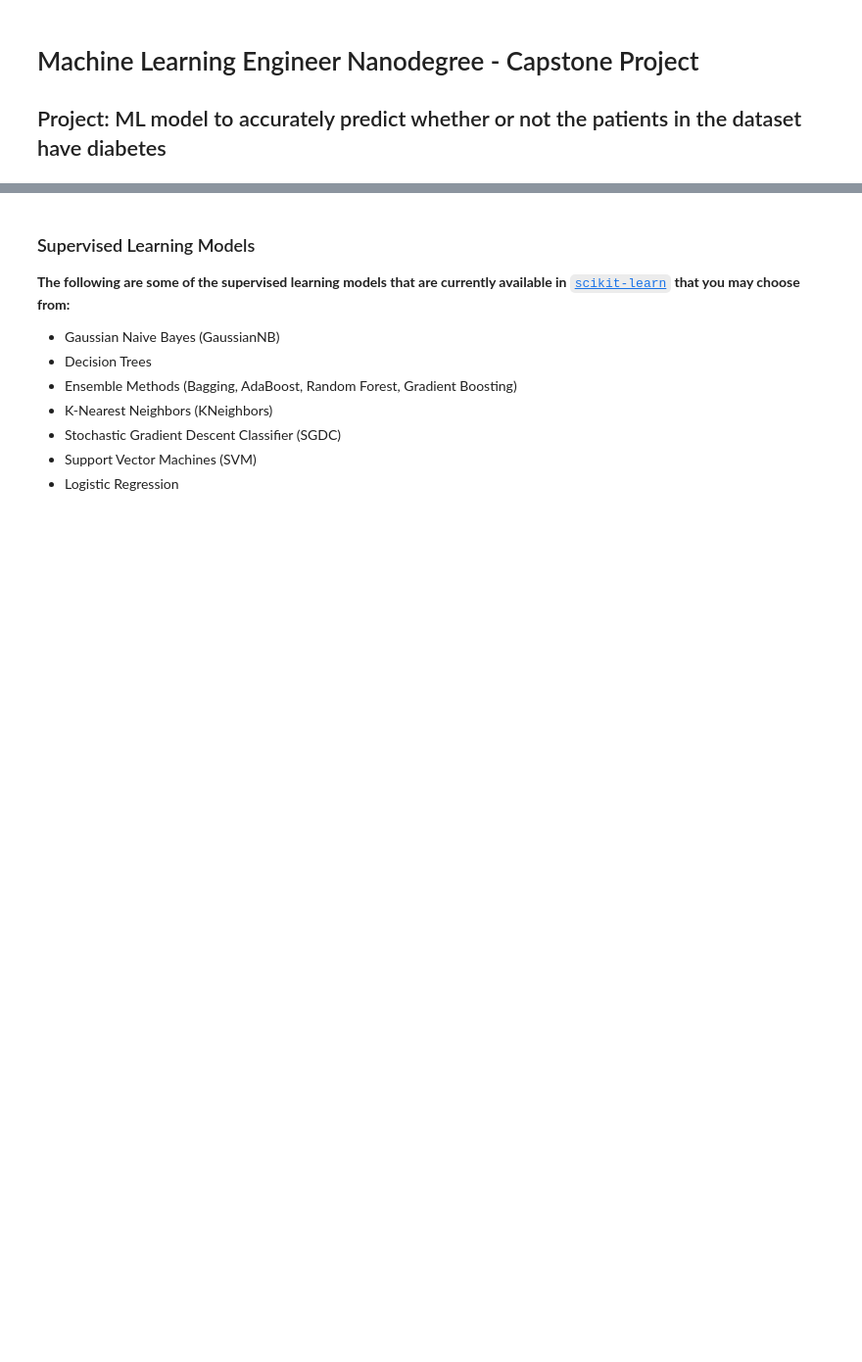
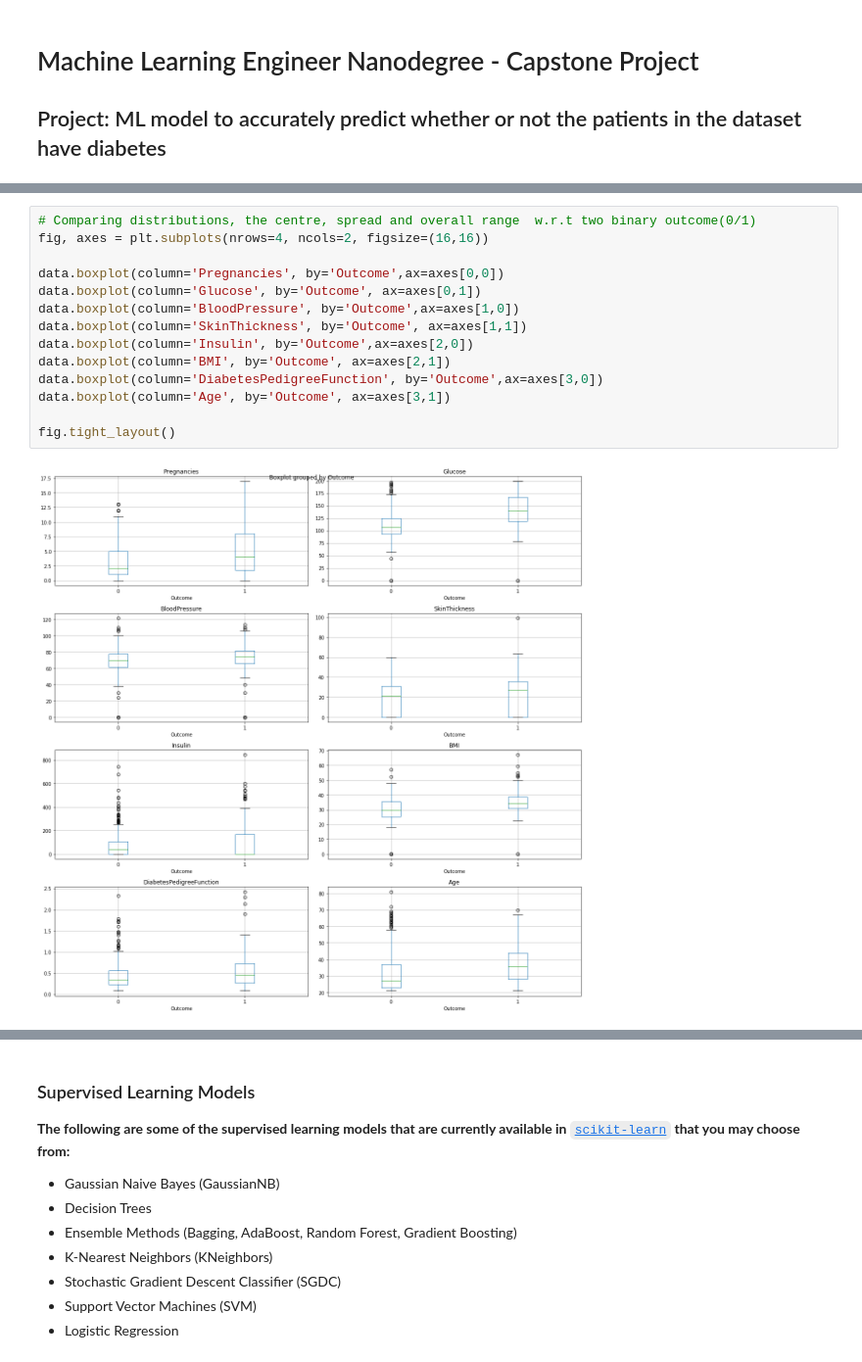
Before and after one commit to manas-mukherjee/MLTools, a Jupyter notebook: src/mlnd-projects/Capstone/diabetes/diabetes.ipynb, the cells around one changed output, grey strips where cells are left out. Shown at 98% size. Saved outputs shown, nothing was run; the diff lists cells and outputs as text; blank space fills up the shorter version.

```diff
--- a/src/mlnd-projects/Capstone/diabetes/diabetes.ipynb
+++ b/src/mlnd-projects/Capstone/diabetes/diabetes.ipynb
@@ -218,0 +213,16 @@ dtype: float64
+# %%
+# Comparing distributions, the centre, spread and overall range  w.r.t two binary outcome(0/1)
+fig, axes = plt.subplots(nrows=4, ncols=2, figsize=(16,16))
+
+data.boxplot(column='Pregnancies', by='Outcome',ax=axes[0,0])
+data.boxplot(column='Glucose', by='Outcome', ax=axes[0,1])
+data.boxplot(column='BloodPressure', by='Outcome',ax=axes[1,0])
+data.boxplot(column='SkinThickness', by='Outcome', ax=axes[1,1])
+data.boxplot(column='Insulin', by='Outcome',ax=axes[2,0])
+data.boxplot(column='BMI', by='Outcome', ax=axes[2,1])
+data.boxplot(column='DiabetesPedigreeFunction', by='Outcome',ax=axes[3,0])
+data.boxplot(column='Age', by='Outcome', ax=axes[3,1])
+
+fig.tight_layout()
+# %% [output]
+[figure, added]
```
Also changed, not shown: parts of 81 cells of this notebook.
